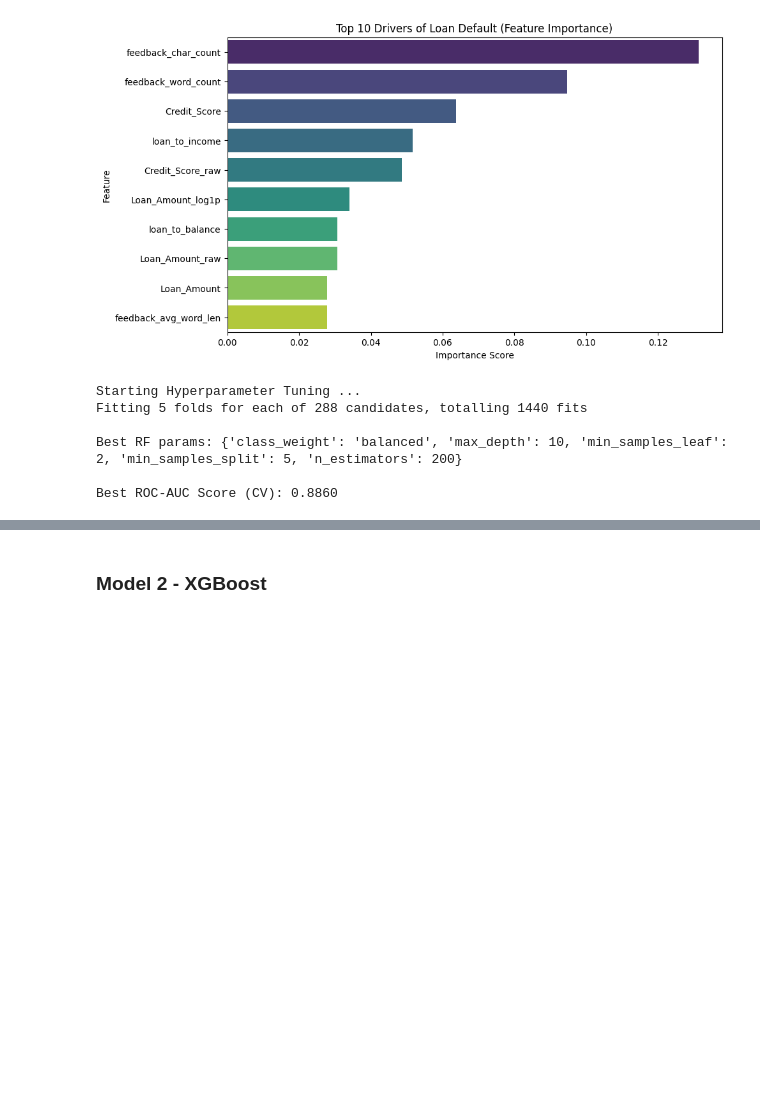
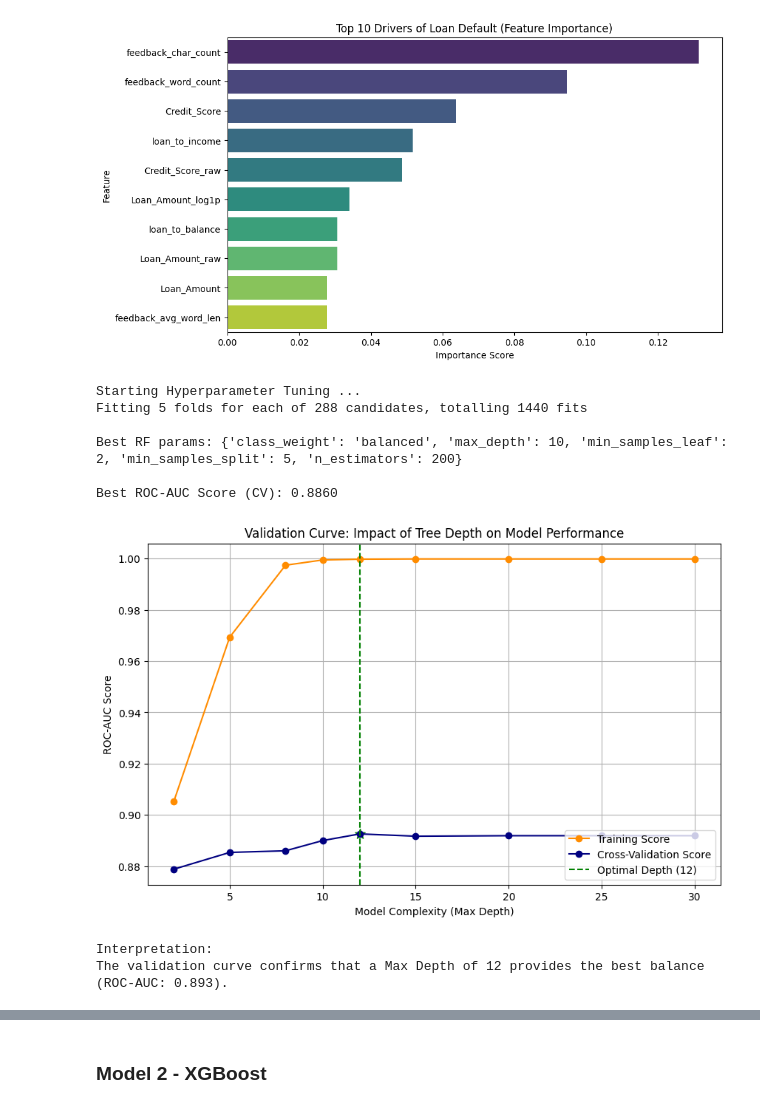
Before and after one commit to PoisonDarterz/wie3007_assignment, a Jupyter notebook: group_project.ipynb, the cells around one changed output, grey strips where cells are left out. Drawn from its saved outputs; the diff is of its cells as text; code cells hidden in the pictures; blank space fills up the shorter version.

Commit message:
add validation curve for Random Forest model

```diff
--- a/group_project.ipynb
+++ b/group_project.ipynb
@@ -861,6 +861,51 @@ Fitting 5 folds for each of 288 candidates, totalling 1440 fits
 Best RF params: {'class_weight': 'balanced', 'max_depth': 10, 'min_samples_leaf': 2, 'min_samples_split': 5, 'n_estimators': 200}
 
 Best ROC-AUC Score (CV): 0.8860
+# %%
+from sklearn.model_selection import validation_curve
+
+# Analysis Model Complexity (Validation Curve)
+
+param_range = [2, 5, 8, 10, 12, 15, 20, 25, 30]
+
+train_scores, test_scores = validation_curve(
+    best_rf,
+    X_train, y_train,
+    param_name="max_depth",
+    param_range=param_range,
+    scoring="roc_auc",
+    cv=5,
+    n_jobs=-1
+)
+
+train_mean = np.mean(train_scores, axis=1)
+test_mean = np.mean(test_scores, axis=1)
+
+# Plotting
+plt.figure(figsize=(10, 6))
+plt.plot(param_range, train_mean, label="Training Score", color="darkorange", marker='o')
+plt.plot(param_range, test_mean, label="Cross-Validation Score", color="navy", marker='o')
+
+# Mark the Optimal Point
+best_depth_idx = np.argmax(test_mean)
+best_depth = param_range[best_depth_idx]
+best_score = test_mean[best_depth_idx]
+
+plt.axvline(x=best_depth, color='green', linestyle='--', label=f'Optimal Depth ({best_depth})')
+plt.scatter(best_depth, best_score, s=100, c='green', marker='*') # Add a star!
+
+plt.title("Validation Curve: Impact of Tree Depth on Model Performance")
+plt.xlabel("Model Complexity (Max Depth)")
+plt.ylabel("ROC-AUC Score")
+plt.legend(loc="lower right")
+plt.grid(True)
+plt.show()
+
+print(f"Interpretation:\nThe validation curve confirms that a Max Depth of {best_depth} provides the best balance (ROC-AUC: {best_score:.3f}).")
+# %% [output]
+[figure, added]
+Interpretation:
+The validation curve confirms that a Max Depth of 12 provides the best balance (ROC-AUC: 0.893).
 # %%
 # EVALUATION ON TEST SET WITH BEST MODEL
 y_pred = best_rf.predict(X_test)
```
Also changed, not shown: parts of 1 cell of this notebook.
